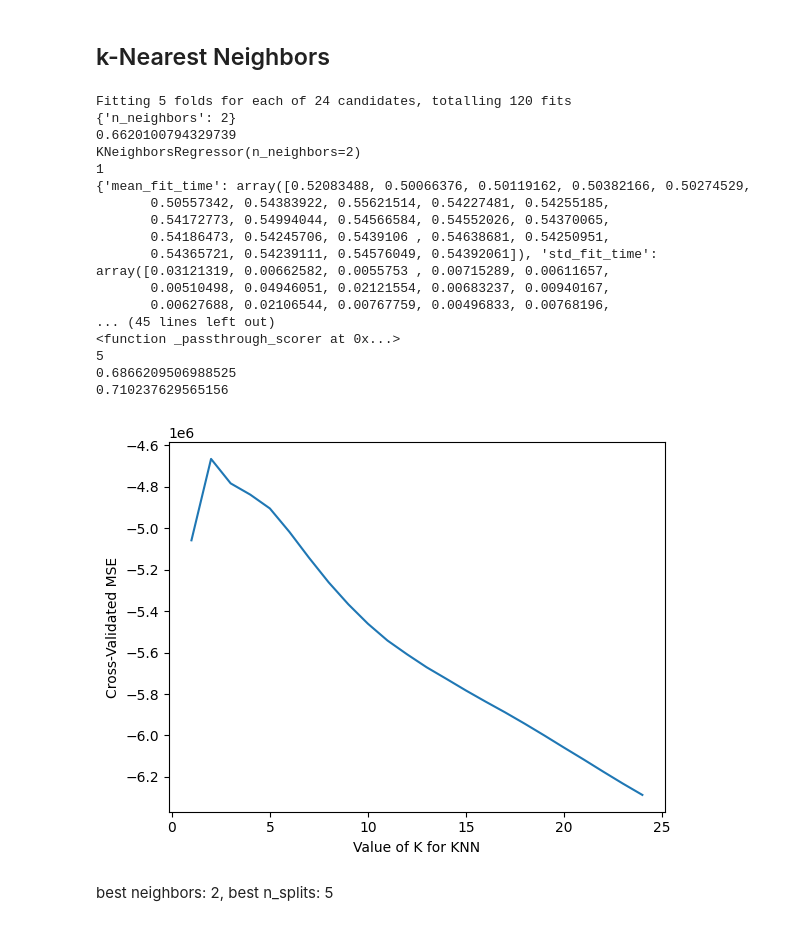
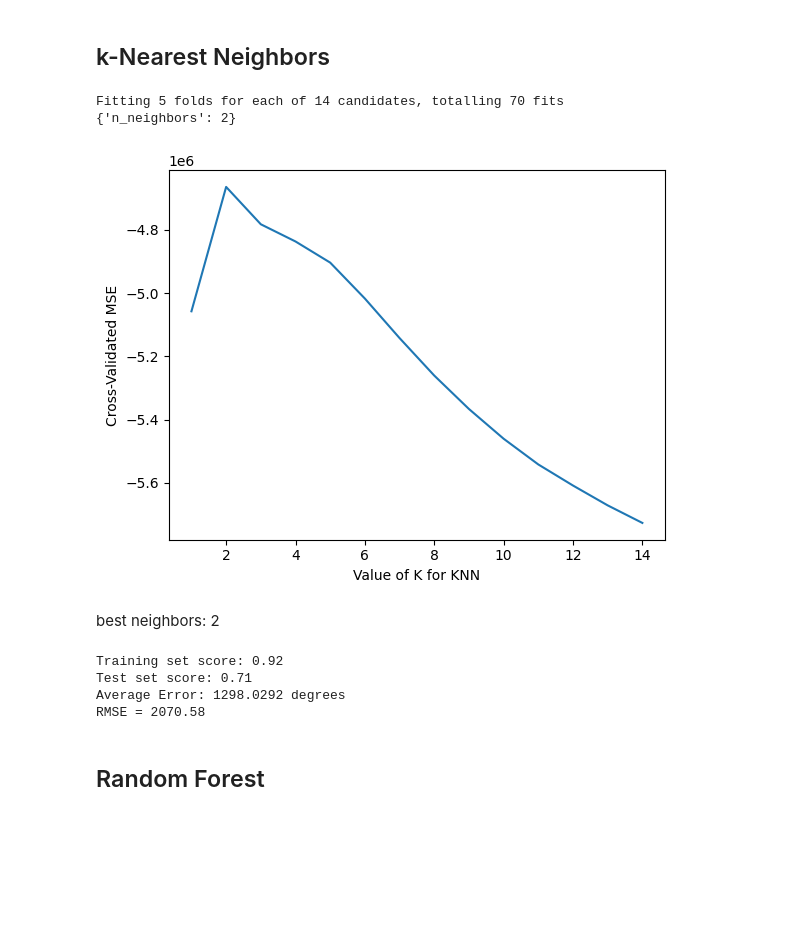
Before and after one commit to liamwan/rss-forecasts, a Jupyter notebook: rss-forecasts-wander.ipynb, the cells around one changed output. Saved outputs shown, nothing was run; the diff lists cells and outputs as text; code cells hidden in the pictures; blank space fills up the shorter version.

Commit message:
hyper parameter tuning until random forest

```diff
--- a/rss-forecasts-wander.ipynb
+++ b/rss-forecasts-wander.ipynb
@@ -470,61 +471,50 @@ Nach der Optimierung soll die Performance der einzelnen Modelle mit den Testdate
 from tqdm import tqdm
 from sklearn.model_selection import GridSearchCV
 from sklearn.model_selection import cross_val_score
 
 # create a k-nearest neighbors regressor
 knn = KNeighborsRegressor()
 
 # create a dictionary of all values we want to test for n_neighbors
-param_grid = {'n_neighbors': np.arange(1, 25)}
+param_grid = {'n_neighbors': np.arange(1, 15)}
 
 # use gridsearch to test all values for n_neighbors
 knn_gscv = GridSearchCV(knn, param_grid, cv=5, verbose=1)
 
 # fit model to data
 knn_gscv.fit(X_train, y_train)
 
 # check top performing n_neighbors value
-print(knn_gscv.best_params_)
-print(knn_gscv.best_score_)
-print(knn_gscv.best_estimator_)
-print(knn_gscv.best_index_)
-print(knn_gscv.cv_results_)
-print(knn_gscv.scorer_)
-print(knn_gscv.n_splits_)
-print(knn_gscv.refit_time_)
-print(knn_gscv.score(X_test, y_test))
+pprint(knn_gscv.best_params_)
 
 #plot the value of K for KNN (x-axis) versus the cross-validated accuracy (y-axis)
-k_range = range(1, 25)
+k_range = range(1, 15)
 k_scores = []
 for k in tqdm(k_range):
     knn = KNeighborsRegressor(n_neighbors=k)
     scores = cross_val_score(knn, X_train, y_train, cv=10, scoring='neg_mean_squared_error')
     k_scores.append(scores.mean())
 
 plt.plot(k_range, k_scores)
 plt.xlabel('Value of K for KNN')
 plt.ylabel('Cross-Validated MSE')
 plt.show()
 # %% [output]
-Fitting 5 folds for each of 24 candidates, totalling 120 fits
+Fitting 5 folds for each of 14 candidates, totalling 70 fits
 {'n_neighbors': 2}
-0.6620100794329739
-KNeighborsRegressor(n_neighbors=2)
-1
-{'mean_fit_time': array([0.52083488, 0.50066376, 0.50119162, 0.50382166, 0.50274529,
-       0.50557342, 0.54383922, 0.55621514, 0.54227481, 0.54255185,
-       0.54172773, 0.54994044, 0.54566584, 0.54552026, 0.54370065,
-       0.54186473, 0.54245706, 0.5439106 , 0.54638681, 0.54250951,
-       0.54365721, 0.54239111, 0.54576049, 0.54392061]), 'std_fit_time': array([0.03121319, 0.00662582, 0.0055753 , 0.00715289, 0.00611657,
-       0.00510498, 0.04946051, 0.02121554, 0.00683237, 0.00940167,
-       0.00627688, 0.02106544, 0.00767759, 0.00496833, 0.00768196,
-... (45 lines left out)
-<function _passthrough_scorer at 0x...>
-5
-0.6866209506988525
-0.710237629565156
-[figure, old version]
+[figure, new version]
 # %% [markdown]
-best neighbors: 2,
-best n_splits: 5
+best neighbors: 2
+# %%
+# create a k-nearest neighbors regressor using the best parameter
+knn = KNeighborsRegressor(n_neighbors=2)
+
+# train and evaluate the model
+knn = train_evaluate(knn, X_train, y_train, X_test, y_test)
+# %% [output]
+Training set score: 0.92
+Test set score: 0.71
+Average Error: 1298.0292 degrees
+RMSE = 2070.58
+# %% [markdown]
+## Random Forest
```
Also changed, not shown: parts of 18 cells of this notebook.
